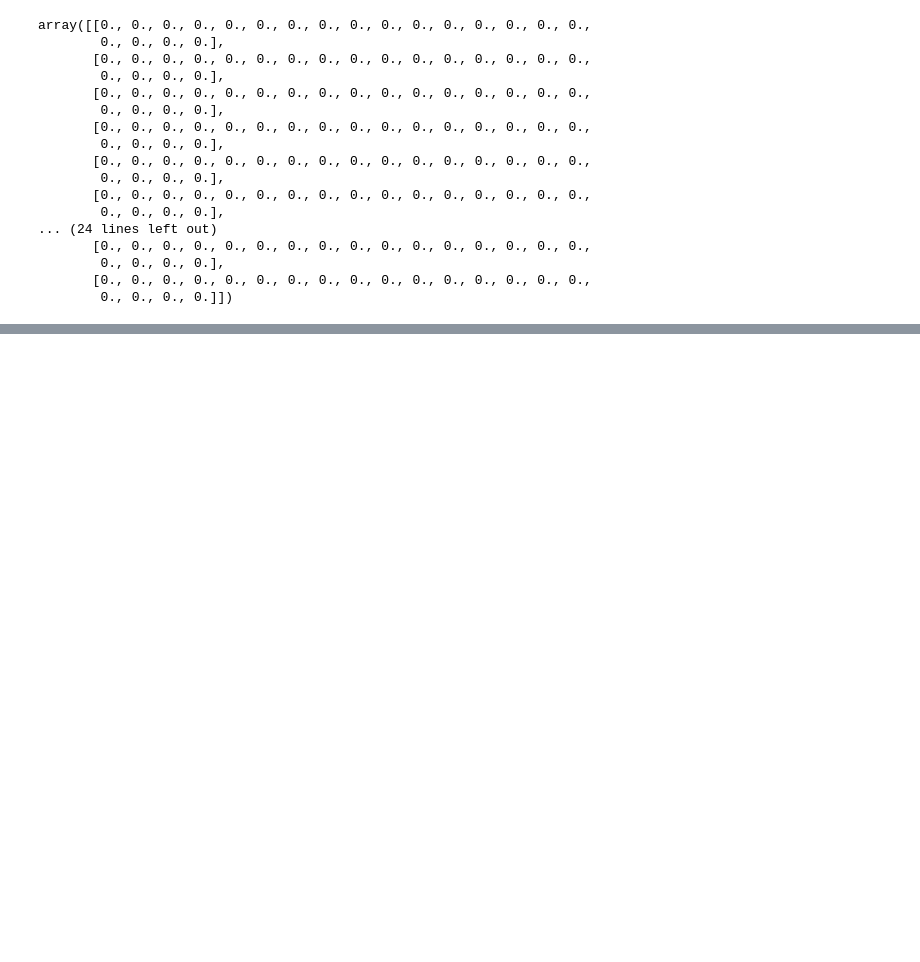
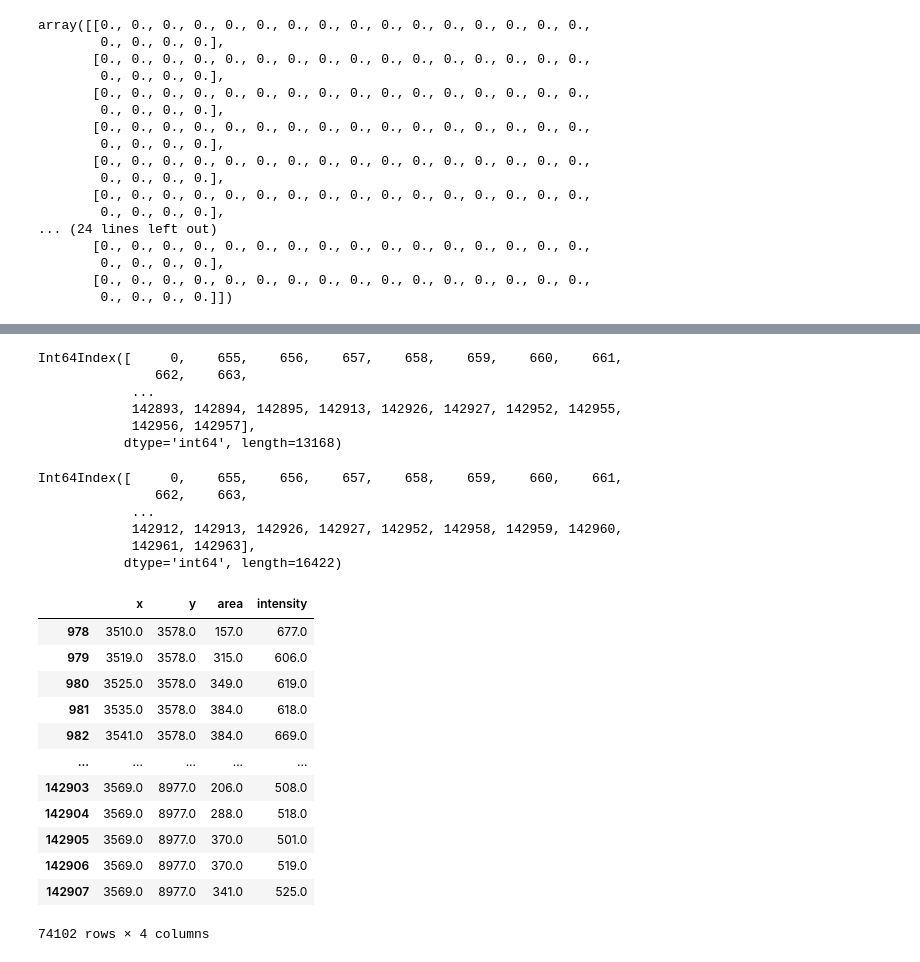
Before and after one commit to nielkiway/voxel_creation, a Jupyter notebook: Debugging_fill_area function.ipynb, the cells around one changed output, grey strips where cells are left out. Drawn from its saved outputs; the diff is of its cells as text; code cells hidden in the pictures; blank space fills up the shorter version.

```diff
--- a/Debugging_fill_area function.ipynb
+++ b/Debugging_fill_area function.ipynb
@@ -180,0 +232,9 @@ array([[0., 0., 0., 0., 0., 0., 0., 0., 0., 0., 0., 0., 0., 0., 0., 0.,
+# %%
+indextodell_area
+# %% [output]
+Int64Index([     0,    655,    656,    657,    658,    659,    660,    661,
+               662,    663,
+            ...
+            142893, 142894, 142895, 142913, 142926, 142927, 142952, 142955,
+            142956, 142957],
+           dtype='int64', length=13168)
@@ -180,0 +243,25 @@ array([[0., 0., 0., 0., 0., 0., 0., 0., 0., 0., 0., 0., 0., 0., 0., 0.,
+# %%
+indextodell_intensity
+# %% [output]
+Int64Index([     0,    655,    656,    657,    658,    659,    660,    661,
+               662,    663,
+            ...
+            142912, 142913, 142926, 142927, 142952, 142958, 142959, 142960,
+            142961, 142963],
+           dtype='int64', length=16422)
+# %%
+df_1.loc[(df_1['area'] != 0) & (df_1['intensity'] != 0) ]
+# %% [output]
+|  | x | y | area | intensity |
+| 978 | 3510.0 | 3578.0 | 157.0 | 677.0 |
+| 979 | 3519.0 | 3578.0 | 315.0 | 606.0 |
+| 980 | 3525.0 | 3578.0 | 349.0 | 619.0 |
+| 981 | 3535.0 | 3578.0 | 384.0 | 618.0 |
+| 982 | 3541.0 | 3578.0 | 384.0 | 669.0 |
+| ... | ... | ... | ... | ... |
+| 142903 | 3569.0 | 8977.0 | 206.0 | 508.0 |
+| 142904 | 3569.0 | 8977.0 | 288.0 | 518.0 |
+| 142905 | 3569.0 | 8977.0 | 370.0 | 501.0 |
+| 142906 | 3569.0 | 8977.0 | 370.0 | 519.0 |
+| 142907 | 3569.0 | 8977.0 | 341.0 | 525.0 |
+74102 rows × 4 columns
```
Also changed, not shown: parts of 16 cells of this notebook.
